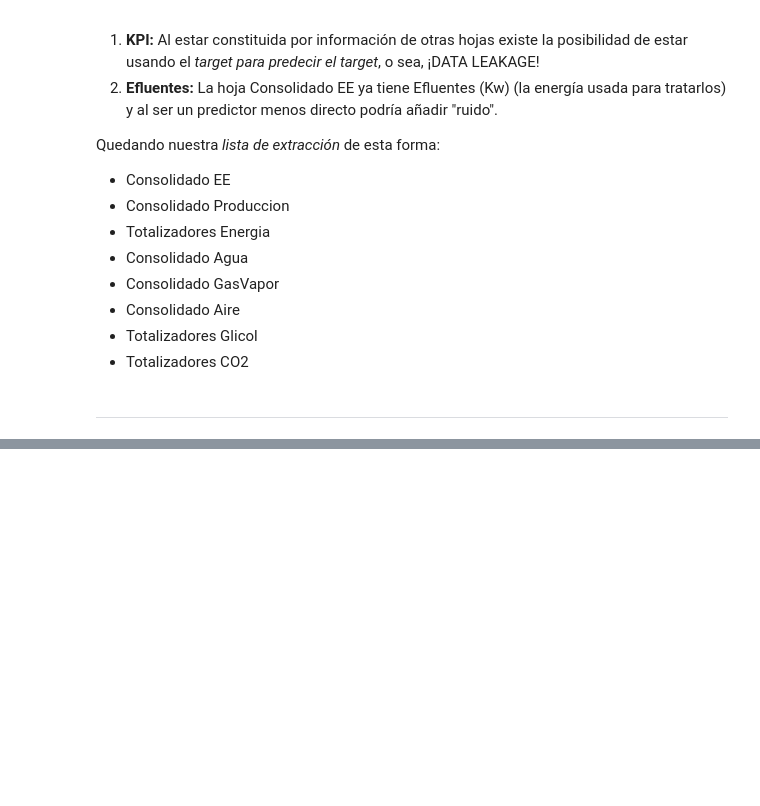
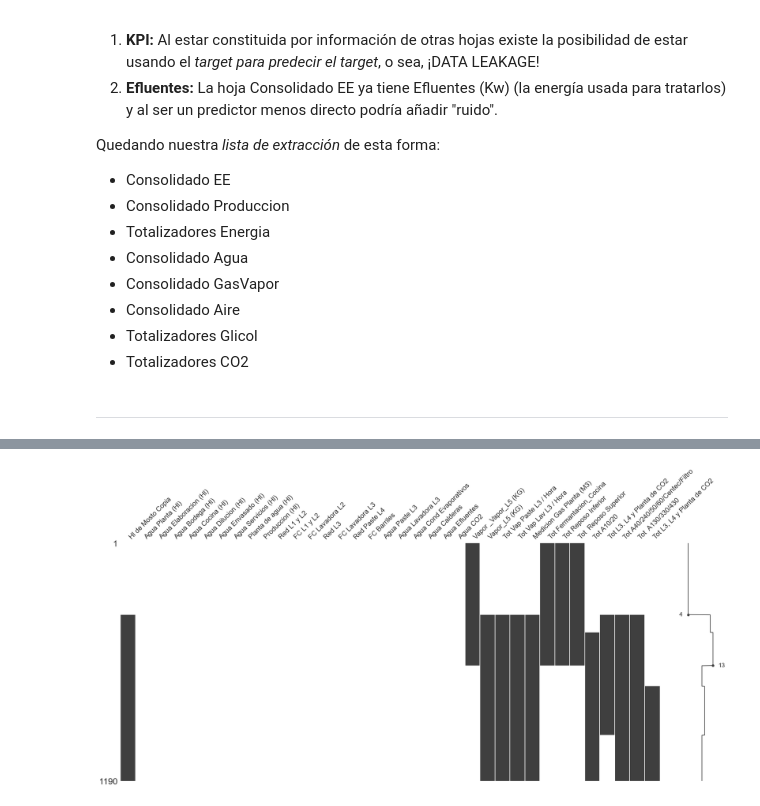
Before and after one commit to VexxAl/lab-datos-TPF, a Jupyter notebook: notebooks/eda.ipynb, the cells around one changed output, grey strips where cells are left out. Saved outputs shown, nothing was run; the diff lists cells and outputs as text; code cells hidden in the pictures; blank space fills up the shorter version.

Commit message:
feat(eda): Análisis Descriptivo y versionado inicial de datos.

```diff
--- a/notebooks/eda.ipynb
+++ b/notebooks/eda.ipynb
@@ -52,0 +343,9 @@ Quedando nuestra *lista de extracción* de esta forma:
+# %%
+# Zoom a las variables con más del 30% de datos faltantes
+
+msno.matrix(
+    df_final.loc[:, df_final.isnull().mean() > 0.3]
+)
+plt.show()
+# %% [output]
+[figure, added]
```
Also changed, not shown: parts of 20 cells of this notebook.
